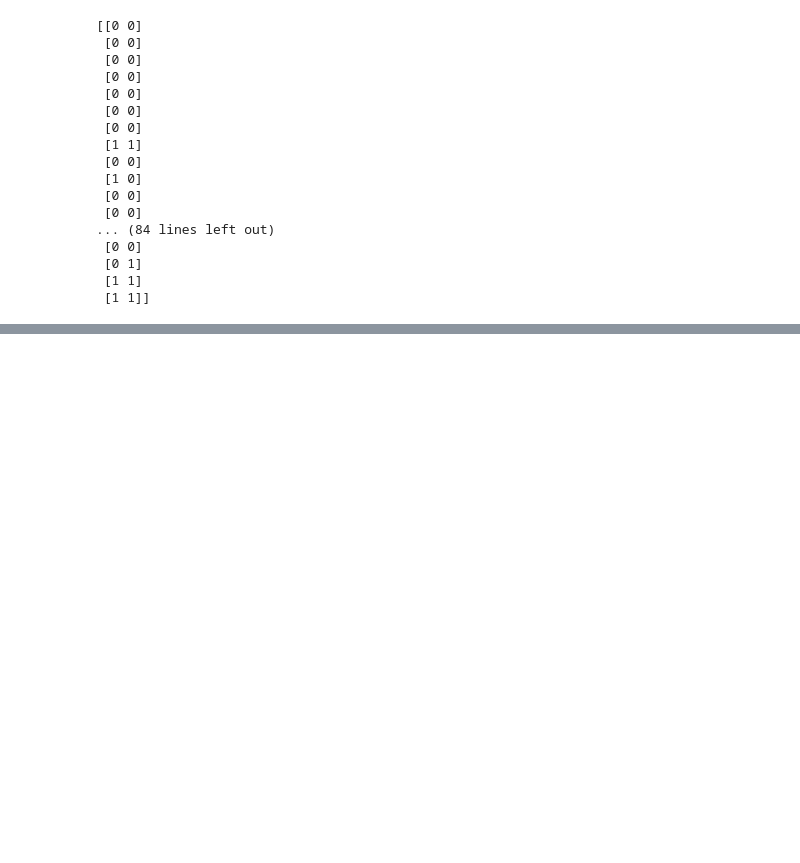
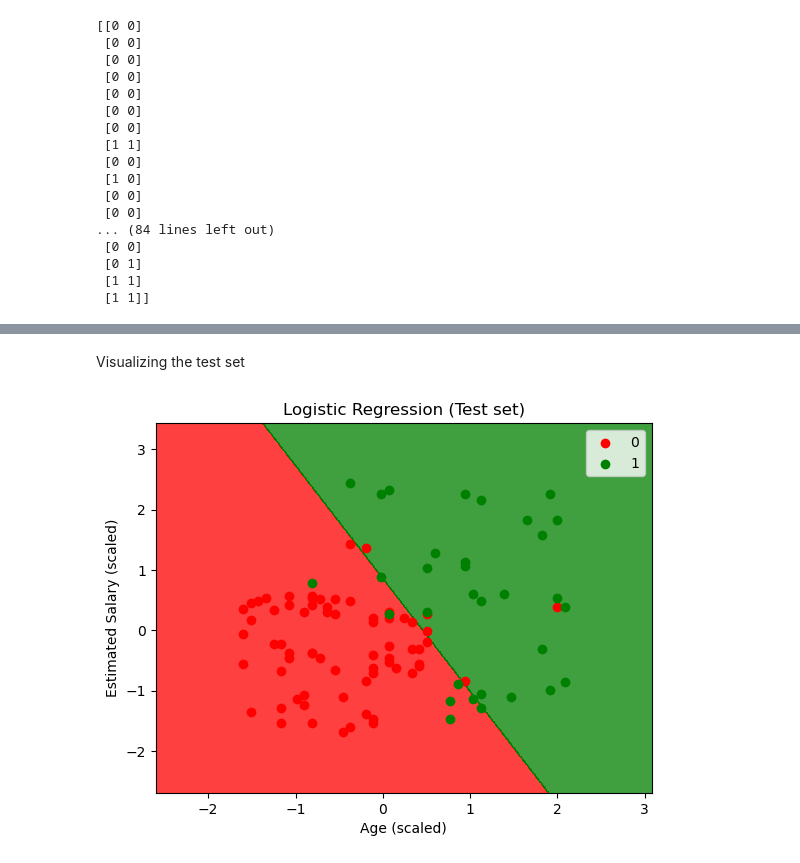
Before and after one commit to Star-obiero/Machine-Learning-A-Z, a Jupyter notebook: classification models/logisticregression.ipynb, the cells around one changed output, grey strips where cells are left out. Drawn from its saved outputs; the diff is of its cells as text; code cells hidden in the pictures; blank space fills up the shorter version.

```diff
--- a/classification models/logisticregression.ipynb
+++ b/classification models/logisticregression.ipynb
@@ -170,0 +220,39 @@ print(np.concatenate((y_pred.reshape(len(y_pred),1),y_test.reshape(len(y_test),1
+# %% [markdown]
+Visualizing the test set
+# %%
+from matplotlib.colors import ListedColormap
+import numpy as np
+import matplotlib.pyplot as plt
+
+# Use SCALED test data
+X_set, y_set = x_test, y_test
+
+# Create SAFE meshgrid
+X1, X2 = np.meshgrid(
+    np.arange(X_set[:, 0].min() - 1, X_set[:, 0].max() + 1, 0.01),
+    np.arange(X_set[:, 1].min() - 1, X_set[:, 1].max() + 1, 0.01)
+)
+
+# Plot decision boundary
+plt.contourf(
+    X1, X2,
+    classifier.predict(np.c_[X1.ravel(), X2.ravel()]).reshape(X1.shape),
+    alpha=0.75,
+    cmap=ListedColormap(('red', 'green'))
+)
+
+# Plot test points
+for i, j in enumerate(np.unique(y_set)):
+    plt.scatter(X_set[y_set == j, 0],
+                X_set[y_set == j, 1],
+                c=ListedColormap(('red', 'green'))(i),
+                label=j)
+
+# Labels
+plt.title('Logistic Regression (Test set)')
+plt.xlabel('Age (scaled)')
+plt.ylabel('Estimated Salary (scaled)')
+plt.legend()
+plt.show()
+# %% [output]
+[figure, added]
```
Also changed, not shown: parts of 5 cells of this notebook, 3 other files.
